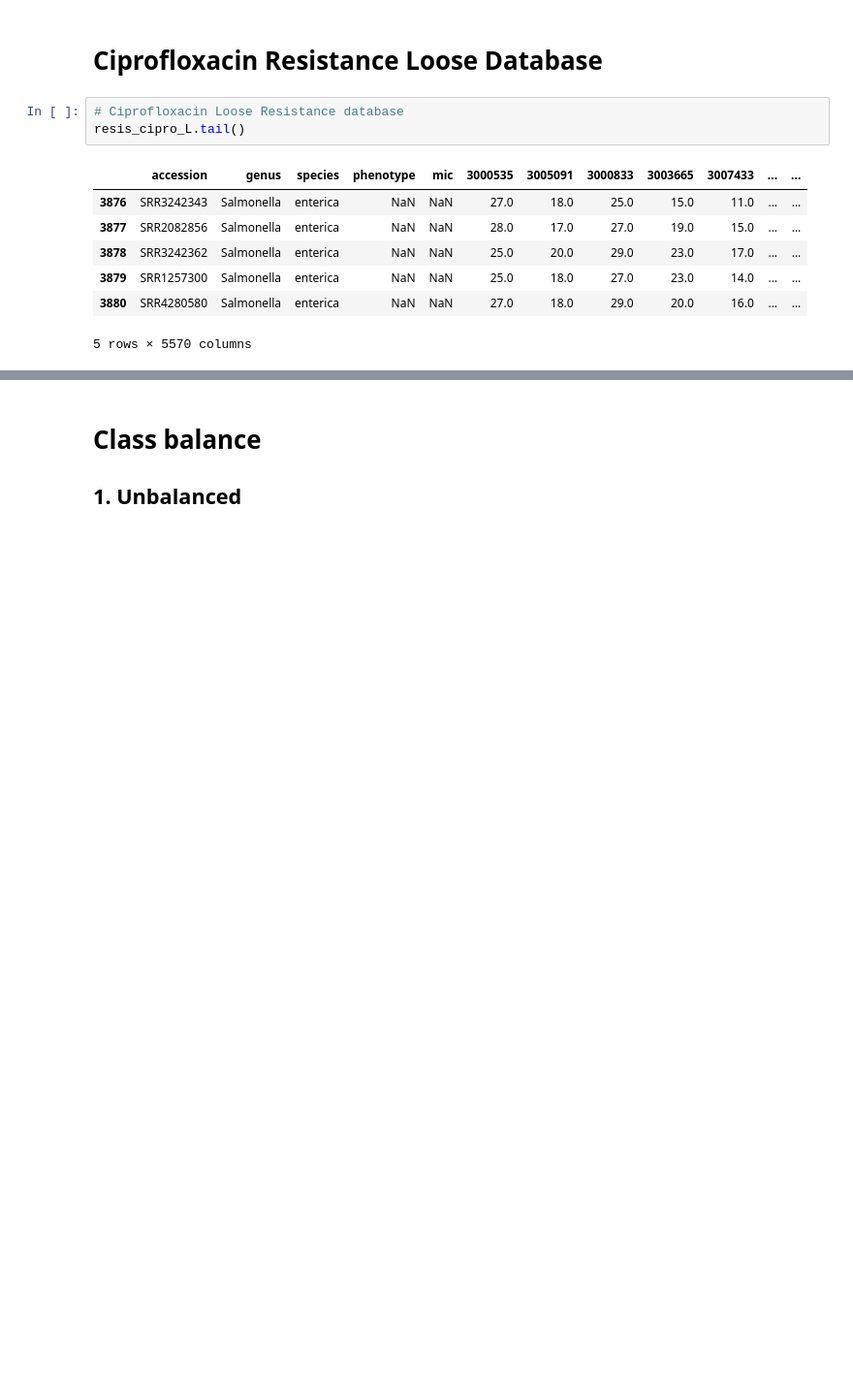
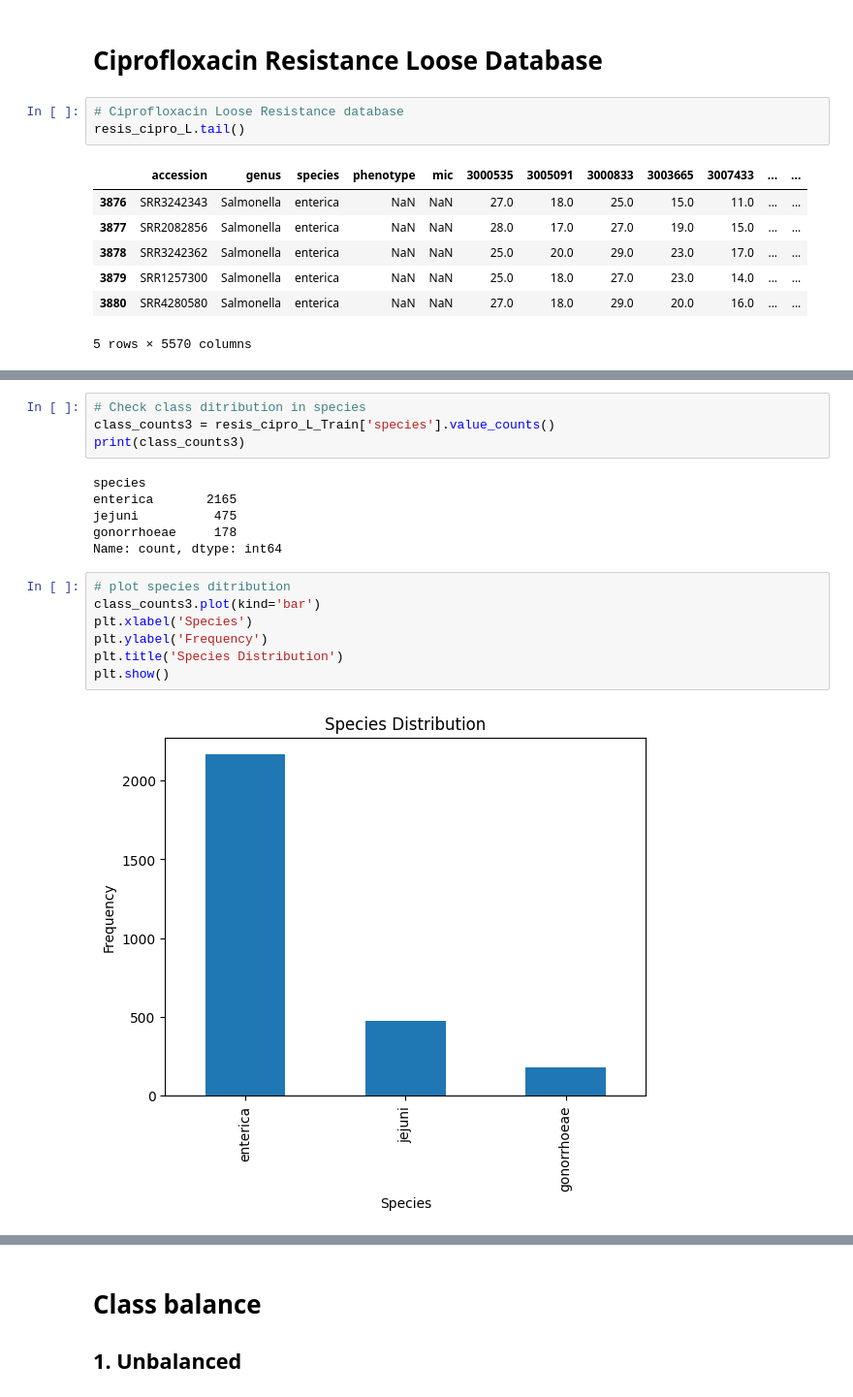
Before and after one commit to ccm-bioinfo/Camda24_resistance, a Jupyter notebook: Notebooks/group-2/EDA/EDA.ipynb, the cells around one changed output, grey strips where cells are left out. Shown at 97% size. Saved outputs shown, nothing was run; the diff lists cells and outputs as text; blank space fills up the shorter version.

```diff
--- a/Notebooks/group-2/EDA/EDA.ipynb
+++ b/Notebooks/group-2/EDA/EDA.ipynb
@@ -127,0 +157,19 @@ plt.show()
+# %%
+# Check class ditribution in species
+class_counts3 = resis_cipro_L_Train['species'].value_counts()
+print(class_counts3)
+# %% [output]
+species
+enterica       2165
+jejuni          475
+gonorrhoeae     178
+Name: count, dtype: int64
+# %%
+# plot species ditribution
+class_counts3.plot(kind='bar')
+plt.xlabel('Species')
+plt.ylabel('Frequency')
+plt.title('Species Distribution')
+plt.show()
+# %% [output]
+[figure, added]
```
Also changed, not shown: parts of 49 cells of this notebook.
